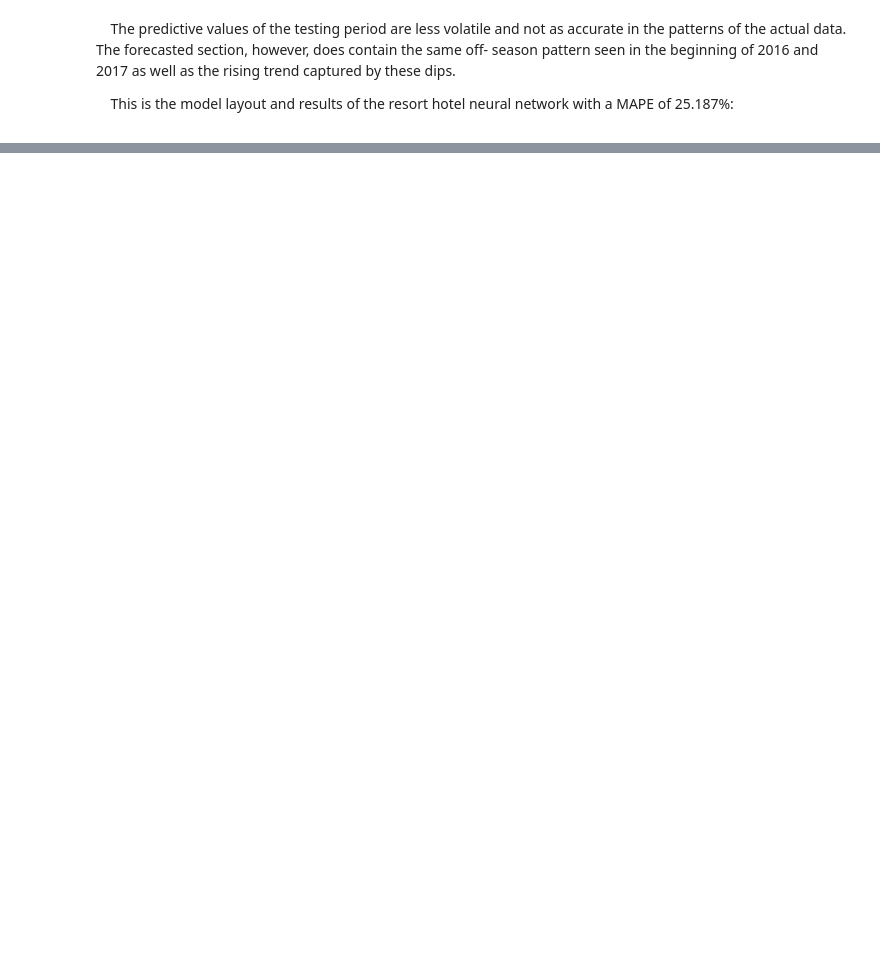
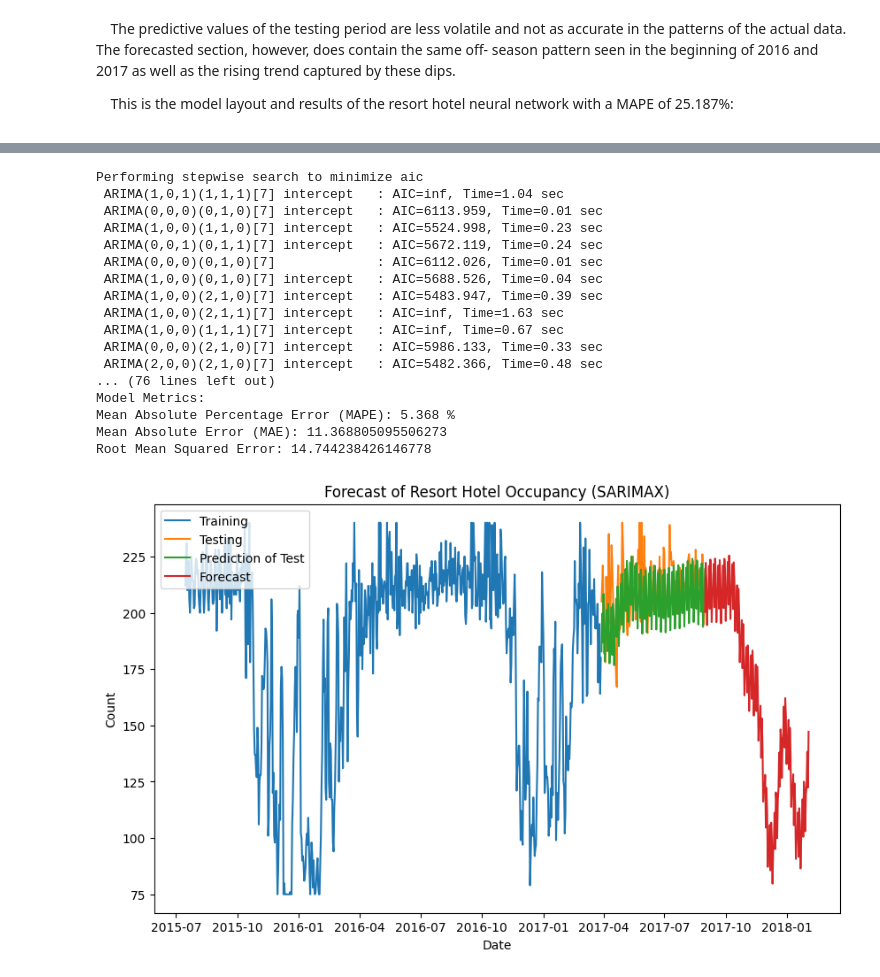
Before and after one commit to K3-10e/WGU-Data-Analytics-Portfolio, a Jupyter notebook: Capstone/SARIMAX and Neural Network Forecasting.ipynb, the cells around one changed output, grey strips where cells are left out. Cells and saved outputs as stored; diff of their text form; code cells hidden in the pictures; blank space fills up the shorter version.

```diff
--- a/Capstone/SARIMAX and Neural Network Forecasting.ipynb
+++ b/Capstone/SARIMAX and Neural Network Forecasting.ipynb
@@ -1916,0 +2310,22 @@ differentiations needed for the data is represented by the d variable in SARIMAX
+# %%
+(r_arima_test, r_arima_forecast,
+ r_arima_mape) = arima(resort_occupancy, 'Resort', arima_values([11], [365], 1, 7))
+# %% [output]
+Performing stepwise search to minimize aic
+ ARIMA(1,0,1)(1,1,1)[7] intercept   : AIC=inf, Time=1.04 sec
+ ARIMA(0,0,0)(0,1,0)[7] intercept   : AIC=6113.959, Time=0.01 sec
+ ARIMA(1,0,0)(1,1,0)[7] intercept   : AIC=5524.998, Time=0.23 sec
+ ARIMA(0,0,1)(0,1,1)[7] intercept   : AIC=5672.119, Time=0.24 sec
+ ARIMA(0,0,0)(0,1,0)[7]             : AIC=6112.026, Time=0.01 sec
+ ARIMA(1,0,0)(0,1,0)[7] intercept   : AIC=5688.526, Time=0.04 sec
+ ARIMA(1,0,0)(2,1,0)[7] intercept   : AIC=5483.947, Time=0.39 sec
+ ARIMA(1,0,0)(2,1,1)[7] intercept   : AIC=inf, Time=1.63 sec
+ ARIMA(1,0,0)(1,1,1)[7] intercept   : AIC=inf, Time=0.67 sec
+ ARIMA(0,0,0)(2,1,0)[7] intercept   : AIC=5986.133, Time=0.33 sec
+ ARIMA(2,0,0)(2,1,0)[7] intercept   : AIC=5482.366, Time=0.48 sec
+... (76 lines left out)
+Model Metrics:
+Mean Absolute Percentage Error (MAPE): 5.368 %
+Mean Absolute Error (MAE): 11.368805095506273
+Root Mean Squared Error: 14.744238426146778
+[figure, added]
```
Also changed, not shown: parts of 18 cells of this notebook, 2 other files.
